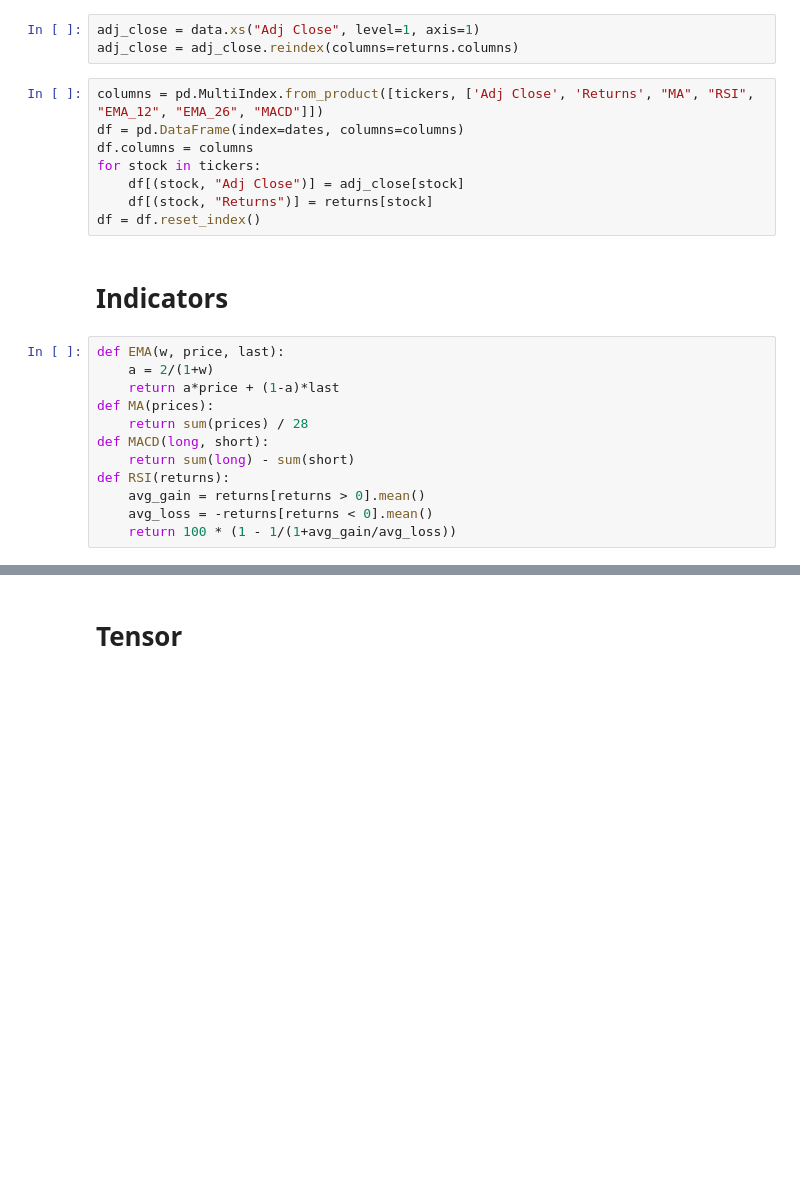
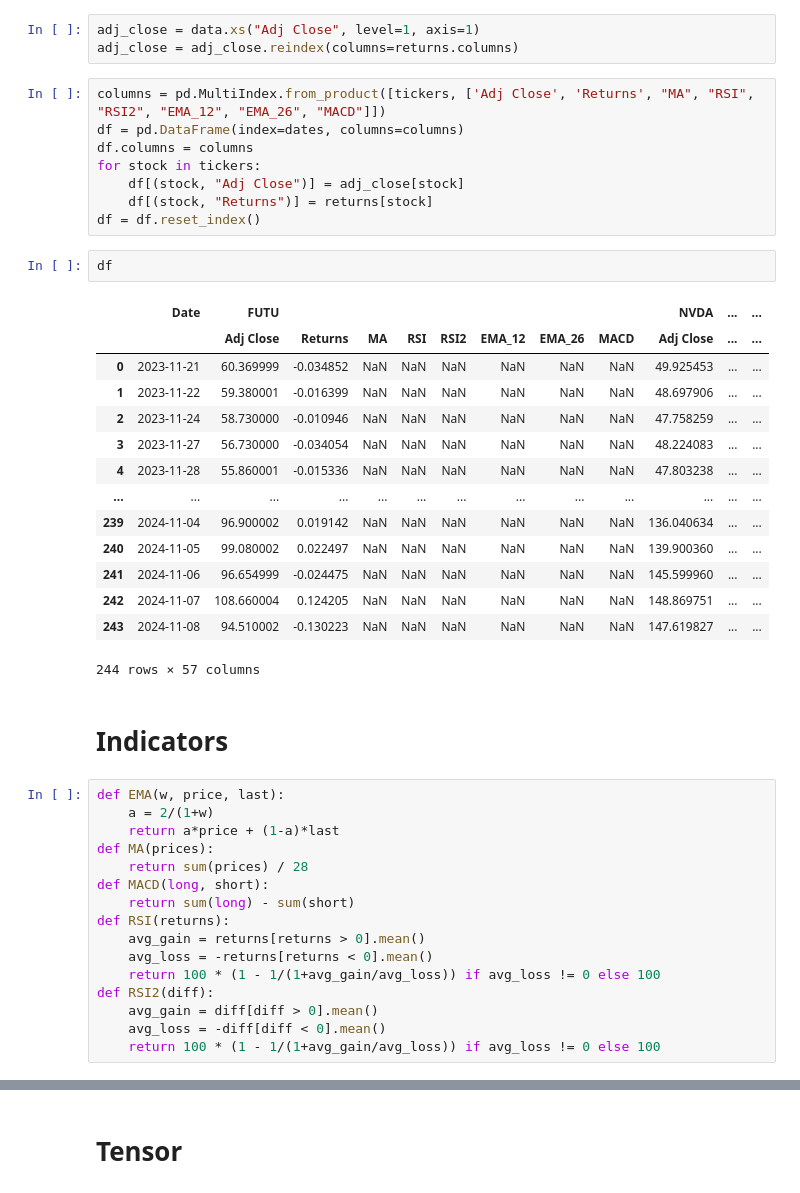
Before and after one commit to jasoncht1023/ddpg-portfolio-management, a Jupyter notebook: tensor.ipynb, the cells around one changed output, grey strips where cells are left out. Drawn from its saved outputs; the diff is of its cells as text; blank space fills up the shorter version.

```diff
--- a/tensor.ipynb
+++ b/tensor.ipynb
@@ -64,13 +82,30 @@ dates = returns.index
 adj_close = data.xs("Adj Close", level=1, axis=1)
 adj_close = adj_close.reindex(columns=returns.columns)
 # %%
-columns = pd.MultiIndex.from_product([tickers, ['Adj Close', 'Returns', "MA", "RSI", "EMA_12", "EMA_26", "MACD"]])
+columns = pd.MultiIndex.from_product([tickers, ['Adj Close', 'Returns', "MA", "RSI", "RSI2", "EMA_12", "EMA_26", "MACD"]])
 df = pd.DataFrame(index=dates, columns=columns)
 df.columns = columns
 for stock in tickers:
     df[(stock, "Adj Close")] = adj_close[stock]
     df[(stock, "Returns")] = returns[stock]
 df = df.reset_index()
+# %%
+df
+# %% [output]
+|  | Date | FUTU |  |  |  |  |  |  |  | NVDA | ... | ... |
+|  |  | Adj Close | Returns | MA | RSI | RSI2 | EMA_12 | EMA_26 | MACD | Adj Close | ... | ... |
+| 0 | 2023-11-21 | 60.369999 | -0.034852 | NaN | NaN | NaN | NaN | NaN | NaN | 49.925453 | ... | ... |
+| 1 | 2023-11-22 | 59.380001 | -0.016399 | NaN | NaN | NaN | NaN | NaN | NaN | 48.697906 | ... | ... |
+| 2 | 2023-11-24 | 58.730000 | -0.010946 | NaN | NaN | NaN | NaN | NaN | NaN | 47.758259 | ... | ... |
+| 3 | 2023-11-27 | 56.730000 | -0.034054 | NaN | NaN | NaN | NaN | NaN | NaN | 48.224083 | ... | ... |
+| 4 | 2023-11-28 | 55.860001 | -0.015336 | NaN | NaN | NaN | NaN | NaN | NaN | 47.803238 | ... | ... |
+| ... | ... | ... | ... | ... | ... | ... | ... | ... | ... | ... | ... | ... |
+| 239 | 2024-11-04 | 96.900002 | 0.019142 | NaN | NaN | NaN | NaN | NaN | NaN | 136.040634 | ... | ... |
+| 240 | 2024-11-05 | 99.080002 | 0.022497 | NaN | NaN | NaN | NaN | NaN | NaN | 139.900360 | ... | ... |
+| 241 | 2024-11-06 | 96.654999 | -0.024475 | NaN | NaN | NaN | NaN | NaN | NaN | 145.599960 | ... | ... |
+| 242 | 2024-11-07 | 108.660004 | 0.124205 | NaN | NaN | NaN | NaN | NaN | NaN | 148.869751 | ... | ... |
+| 243 | 2024-11-08 | 94.510002 | -0.130223 | NaN | NaN | NaN | NaN | NaN | NaN | 147.619827 | ... | ... |
+244 rows × 57 columns
 # %% [markdown]
 # Indicators
 # %%
@@ -84,7 +119,11 @@ def MACD(long, short):
 def RSI(returns):
     avg_gain = returns[returns > 0].mean()
     avg_loss = -returns[returns < 0].mean()
-    return 100 * (1 - 1/(1+avg_gain/avg_loss))
+    return 100 * (1 - 1/(1+avg_gain/avg_loss)) if avg_loss != 0 else 100
+def RSI2(diff):
+    avg_gain = diff[diff > 0].mean()
+    avg_loss = -diff[diff < 0].mean()
+    return 100 * (1 - 1/(1+avg_gain/avg_loss)) if avg_loss != 0 else 100
 # %%
 for stock in tickers:
     df[(stock, "MA")] = df[(stock, "Adj Close")].rolling(window=28).apply(MA)
```
Also changed, not shown: parts of 8 cells of this notebook.
